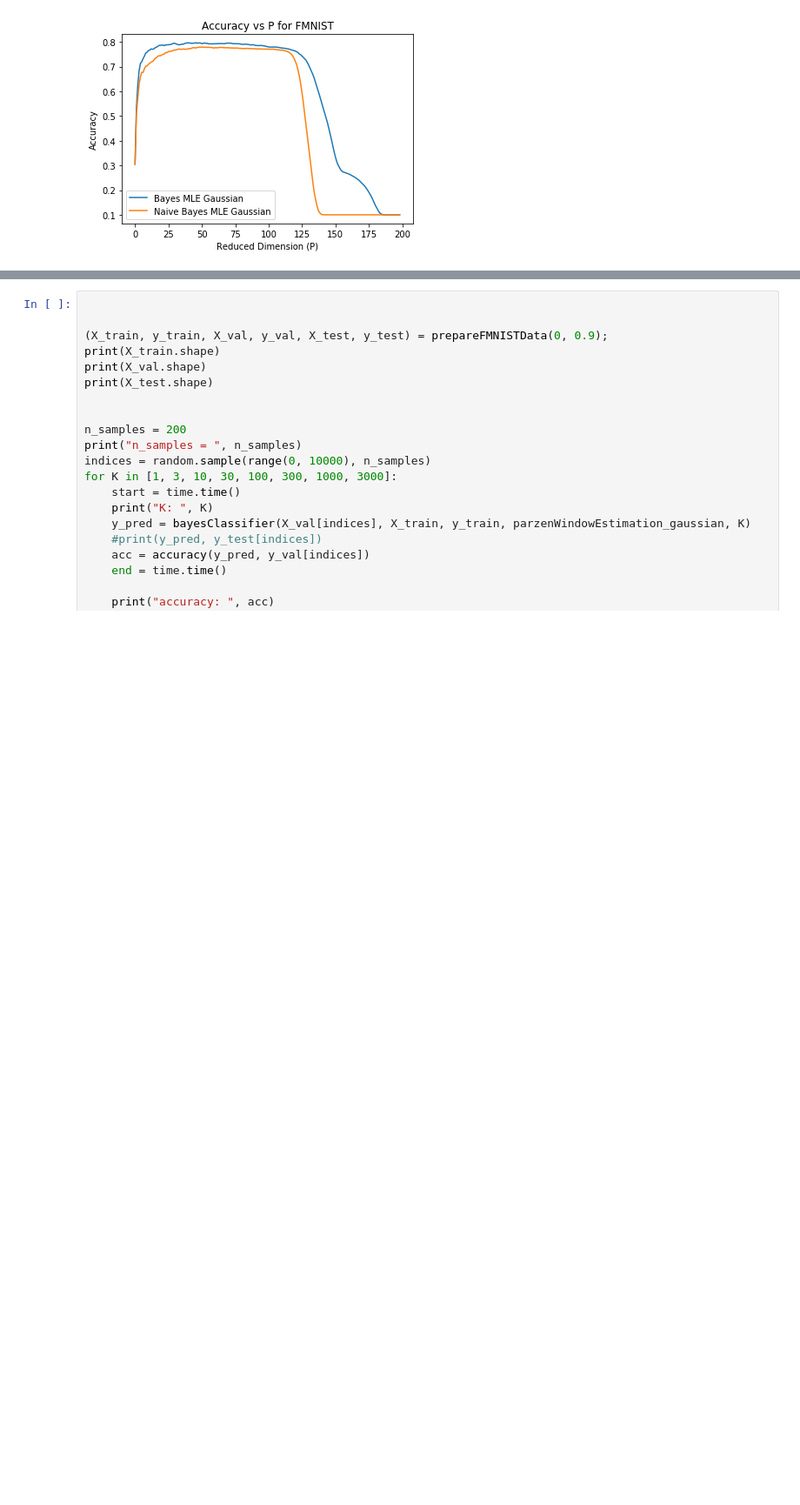
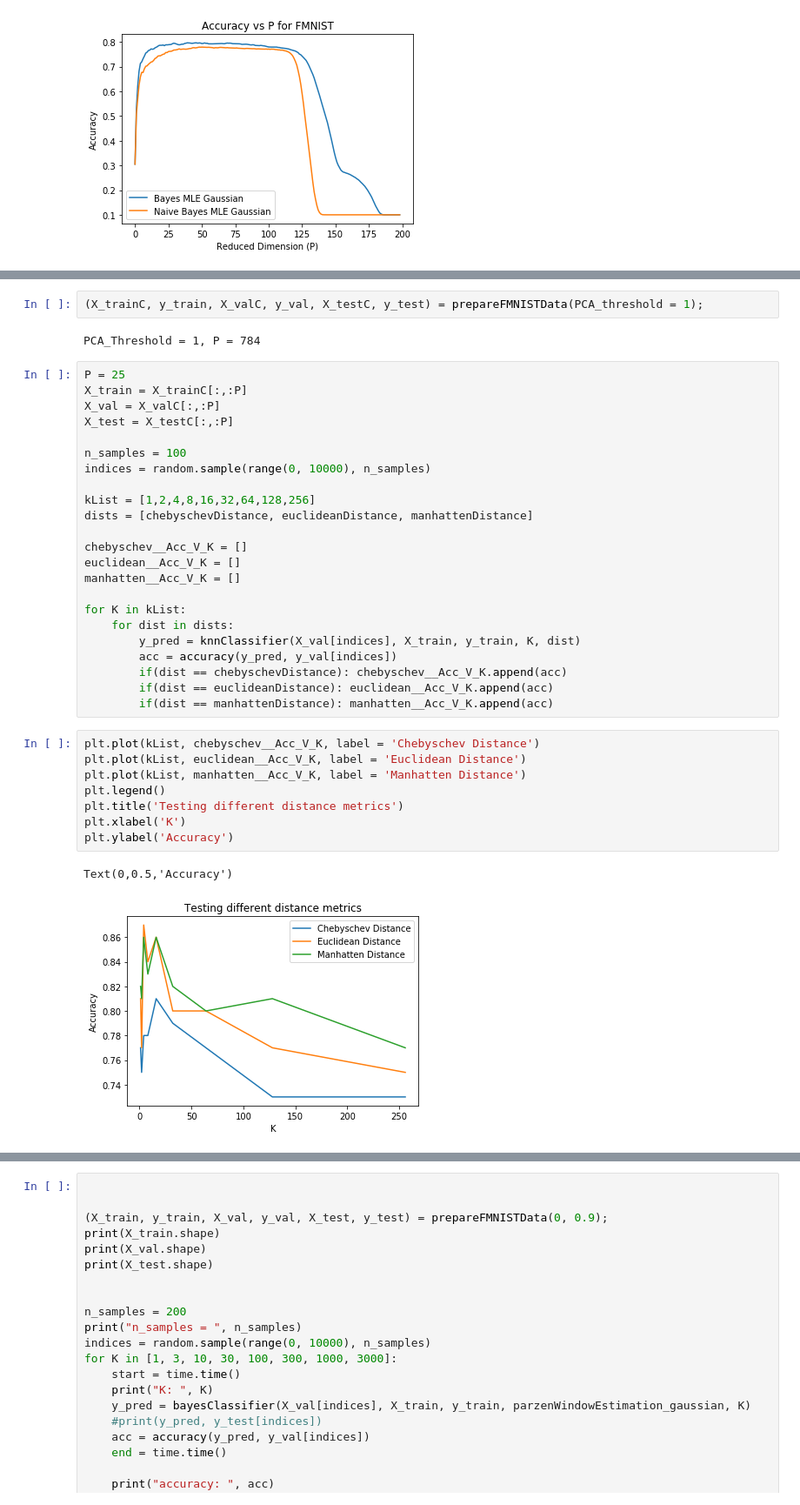
Before and after one commit to Siddhant24/ELL409, a Jupyter notebook: Assigment_1/Assignment 1.ipynb, the cells around one changed output, grey strips where cells are left out. Shown at 87% size. Cells and saved outputs as stored; diff of their text form; blank space fills up the shorter version.

Commit message:
Graphical analysis of FMNIST ongoing, kNN + MLE done

```diff
--- a/Assigment_1/Assignment 1.ipynb
+++ b/Assigment_1/Assignment 1.ipynb
@@ -160,0 +165,38 @@ PCA_Threshold = 1, P = 784
+# %%
+(X_trainC, y_train, X_valC, y_val, X_testC, y_test) = prepareFMNISTData(PCA_threshold = 1);
+# %% [output]
+PCA_Threshold = 1, P = 784
+# %%
+P = 25
+X_train = X_trainC[:,:P]
+X_val = X_valC[:,:P]
+X_test = X_testC[:,:P]
+
+n_samples = 100
+indices = random.sample(range(0, 10000), n_samples)
+
+kList = [1,2,4,8,16,32,64,128,256]
+dists = [chebyschevDistance, euclideanDistance, manhattenDistance]
+
+chebyschev__Acc_V_K = []
+euclidean__Acc_V_K = []
+manhatten__Acc_V_K = []
+
+for K in kList:
+    for dist in dists:
+        y_pred = knnClassifier(X_val[indices], X_train, y_train, K, dist)
+        acc = accuracy(y_pred, y_val[indices])
+        if(dist == chebyschevDistance): chebyschev__Acc_V_K.append(acc)
+        if(dist == euclideanDistance): euclidean__Acc_V_K.append(acc)
+        if(dist == manhattenDistance): manhatten__Acc_V_K.append(acc)
+# %%
+plt.plot(kList, chebyschev__Acc_V_K, label = 'Chebyschev Distance')
+plt.plot(kList, euclidean__Acc_V_K, label = 'Euclidean Distance')
+plt.plot(kList, manhatten__Acc_V_K, label = 'Manhatten Distance')
+plt.legend()
+plt.title('Testing different distance metrics')
+plt.xlabel('K')
+plt.ylabel('Accuracy')
+# %% [output]
+Text(0,0.5,'Accuracy')
+[figure, added]
```
Also changed, not shown: parts of 13 cells of this notebook, 1 other file.
